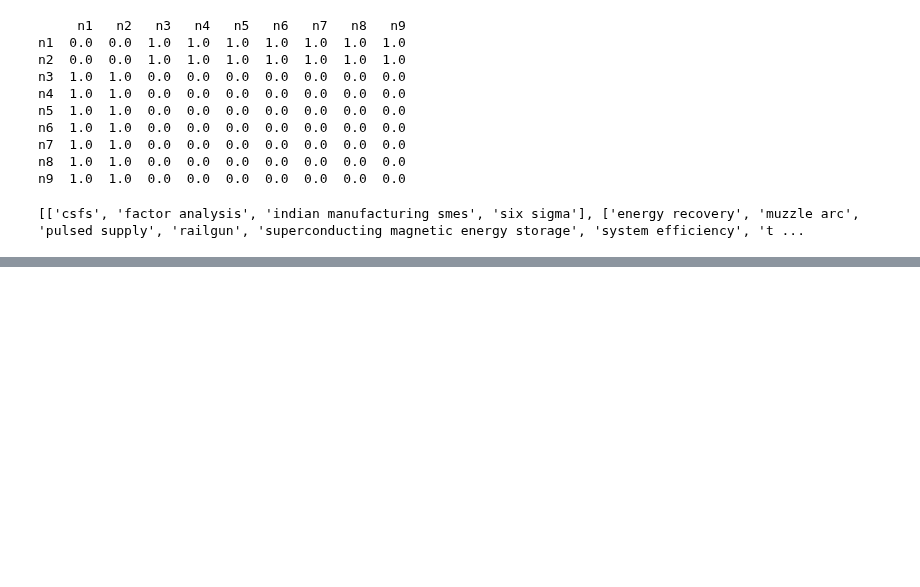
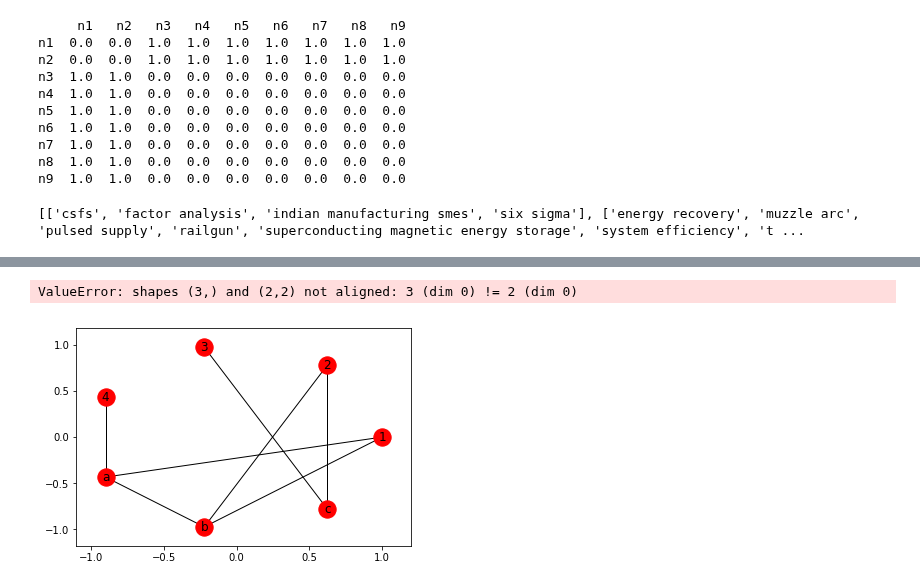
Before and after one commit to frhyme/frhyme.github.io, a Jupyter notebook: _posts/personal_ipynb/structureal equi(180511).ipynb, the cells around one changed output, grey strips where cells are left out. Cells and saved outputs as stored; diff of their text form; code cells hidden in the pictures; blank space fills up the shorter version.

Commit message:
write bipartite

```diff
--- a/_posts/personal_ipynb/structureal equi(180511).ipynb
+++ b/_posts/personal_ipynb/structureal equi(180511).ipynb
@@ -153,0 +196,4 @@ NodeDataView({0: {}, 1: {}, 2: {}, 3: {}})
+# %%
+mahalanobis([1.0, 1.0, 1.0], [0.0, 0.0, 0.0], [[1.0, 1.0], [1.0, 1.0]])
+# %% [output]
+ValueError: shapes (3,) and (2,2) not aligned: 3 (dim 0) != 2 (dim 0)
@@ -153,0 +202,26 @@ NodeDataView({0: {}, 1: {}, 2: {}, 3: {}})
+# %%
+import networkx as nx
+from networkx.algorithms import bipartite
+
+B = nx.Graph()
+
+B.add_nodes_from([1, 2, 3, 4], bipartite=0)
+B.add_nodes_from(['a', 'b', 'c'], bipartite=1)
+
+B.add_edges_from([(1, 'a'), (1, 'b'), (2, 'b'), (2, 'c'), (3, 'c'), (4, 'a')])
+"""
+bipartite 하게 한다고 해서, 아래처럼 B.add_edges_from 을 했을 때 막아주는 것도 아님....
+그럼 뭐하러 bipartite를 설정하나?
+
+bipartite 한 group a, b가 exclusive 하면 좋겠지만, 그렇지 않은 상황도 있을 수 있으니까,
+예를 들어서, author keyword <==> index keywords 인 경우들처럼.
+그럼 이럴 때는 node attr dict로 구분을 하고 진행해야 하는건가?? 그리고 만약 서로 같은 node type일 경우에는 해당 edge를 지워 버리는 식으로??
+"""
+B.add_edges_from([('a', 'b')])
+
+B.nodes(data=True)
+
+nx.draw_networkx(B, nx.shell_layout(B))
+plt.show()
+# %% [output]
+[figure, added]
```
Also changed, not shown: parts of 11 cells of this notebook, 2 other files.
